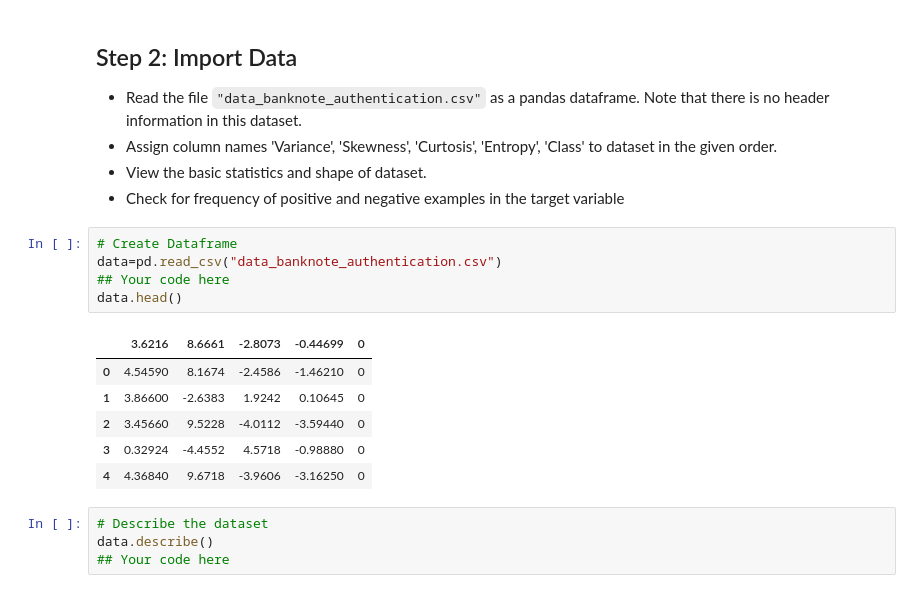
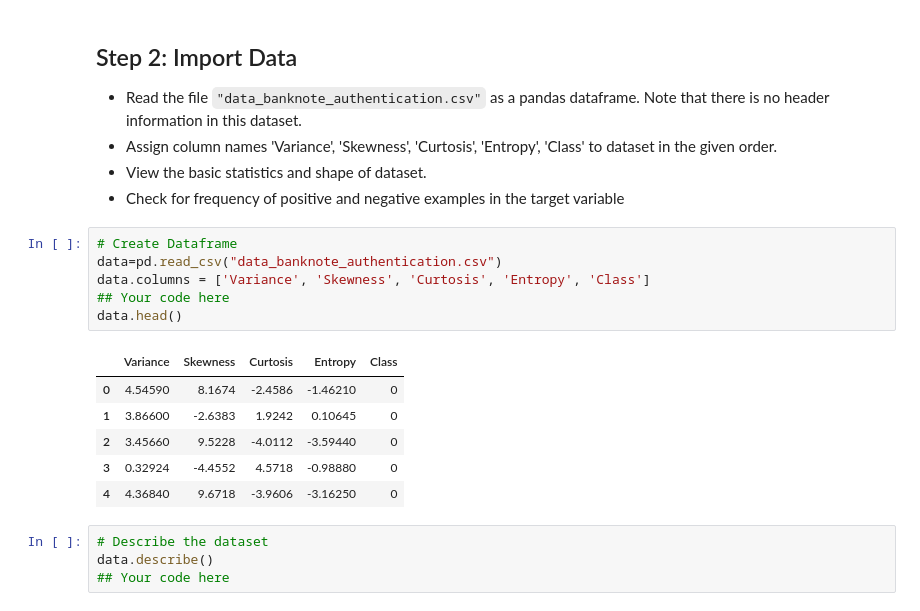
Before and after one commit to Ran-Tokman/dsc-3-31-07-decision-tree-scikitlearn-lab-nyc-ds-career-031119, a Jupyter notebook: index.ipynb, the cells around one changed output. Saved outputs shown, nothing was run; the diff lists cells and outputs as text.

```diff
--- a/index.ipynb
+++ b/index.ipynb
@@ -57,10 +57,11 @@ warnings.filterwarnings('ignore')
 # %%
 # Create Dataframe
 data=pd.read_csv("data_banknote_authentication.csv")
+data.columns = ['Variance', 'Skewness', 'Curtosis', 'Entropy', 'Class']
 ## Your code here
 data.head()
 # %% [output]
-|  | 3.6216 | 8.6661 | -2.8073 | -0.44699 | 0 |
+|  | Variance | Skewness | Curtosis | Entropy | Class |
 | 0 | 4.54590 | 8.1674 | -2.4586 | -1.46210 | 0 |
 | 1 | 3.86600 | -2.6383 | 1.9242 | 0.10645 | 0 |
 | 2 | 3.45660 | 9.5228 | -4.0112 | -3.59440 | 0 |
```
Also changed, not shown: parts of 1 cell of this notebook.
